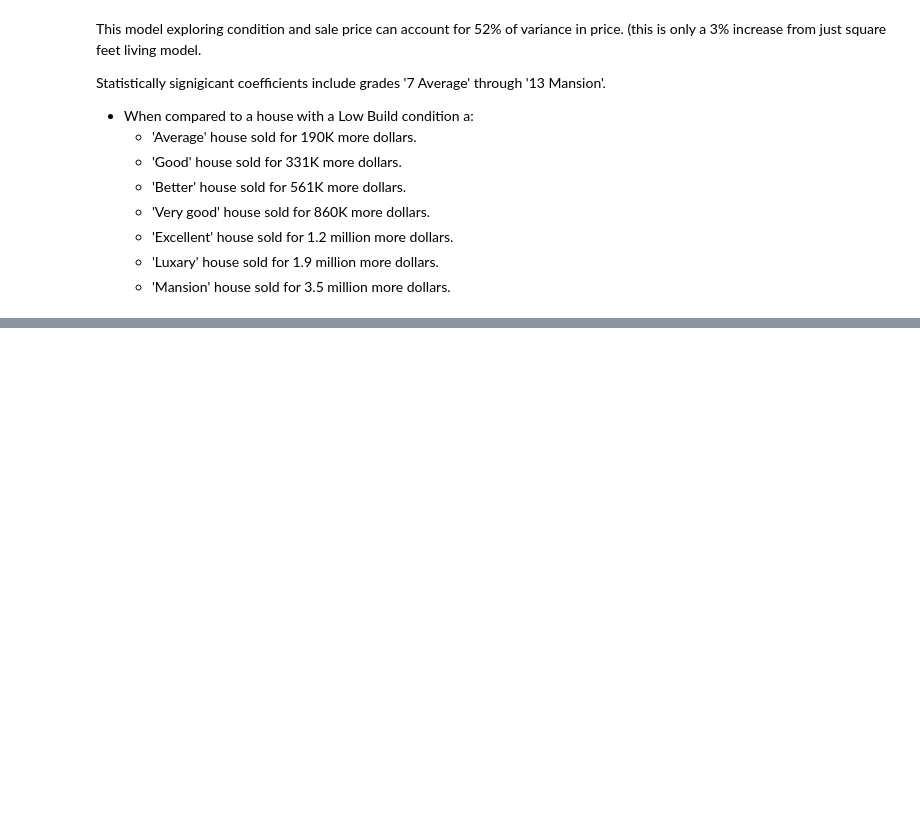
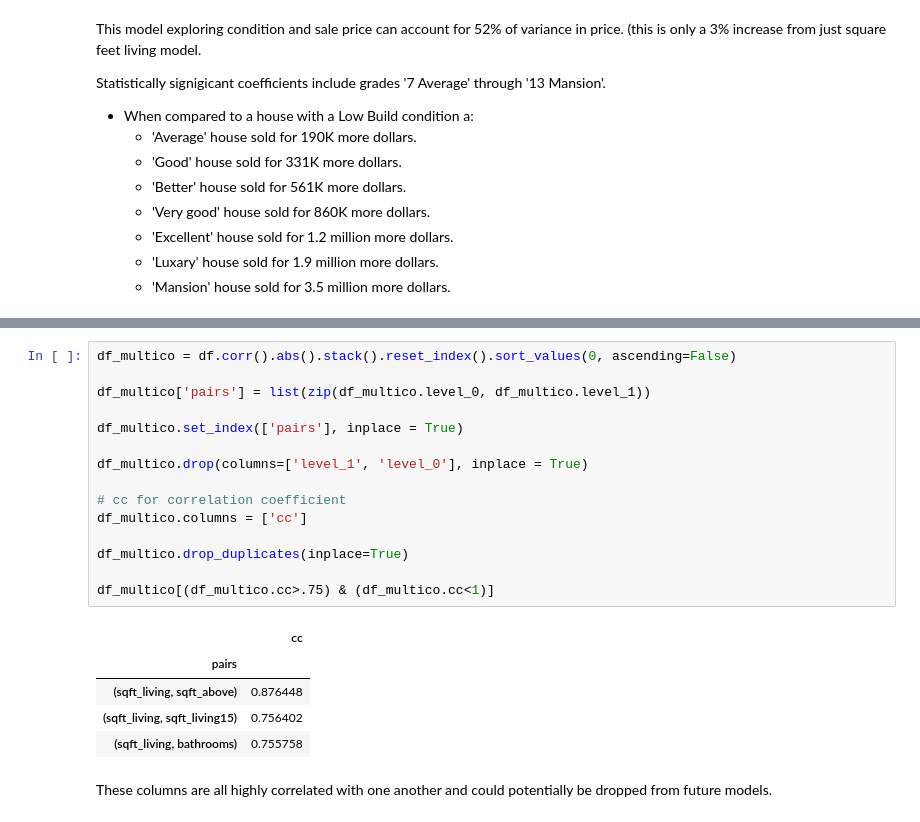
Before and after one commit to mattrubic/dsc-phase-2-project-v2-3, a Jupyter notebook: student.ipynb, the cells around one changed output, grey strips where cells are left out. Cells and saved outputs as stored; diff of their text form; blank space fills up the shorter version.

```diff
--- a/student.ipynb
+++ b/student.ipynb
@@ -446,0 +470,23 @@ Statistically signigicant coefficients include grades '7 Average' through '13 Ma
+# %%
+df_multico = df.corr().abs().stack().reset_index().sort_values(0, ascending=False)
+
+df_multico['pairs'] = list(zip(df_multico.level_0, df_multico.level_1))
+
+df_multico.set_index(['pairs'], inplace = True)
+
+df_multico.drop(columns=['level_1', 'level_0'], inplace = True)
+
+# cc for correlation coefficient
+df_multico.columns = ['cc']
+
+df_multico.drop_duplicates(inplace=True)
+
+df_multico[(df_multico.cc>.75) & (df_multico.cc<1)]
+# %% [output]
+|  | cc |
+| pairs |  |
+| (sqft_living, sqft_above) | 0.876448 |
+| (sqft_living, sqft_living15) | 0.756402 |
+| (sqft_living, bathrooms) | 0.755758 |
+# %% [markdown]
+These columns are all highly correlated with one another and could potentially be dropped from future models.
```
Also changed, not shown: parts of 4 cells of this notebook.
